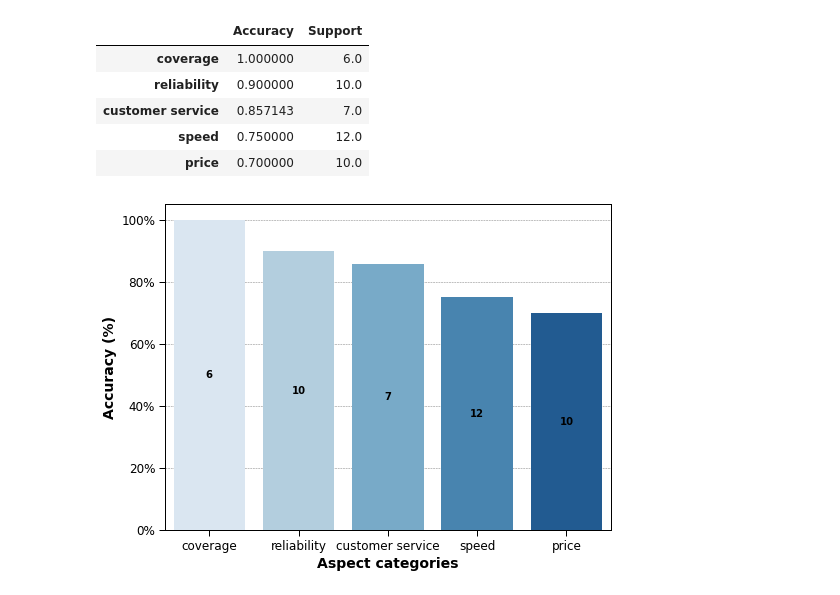
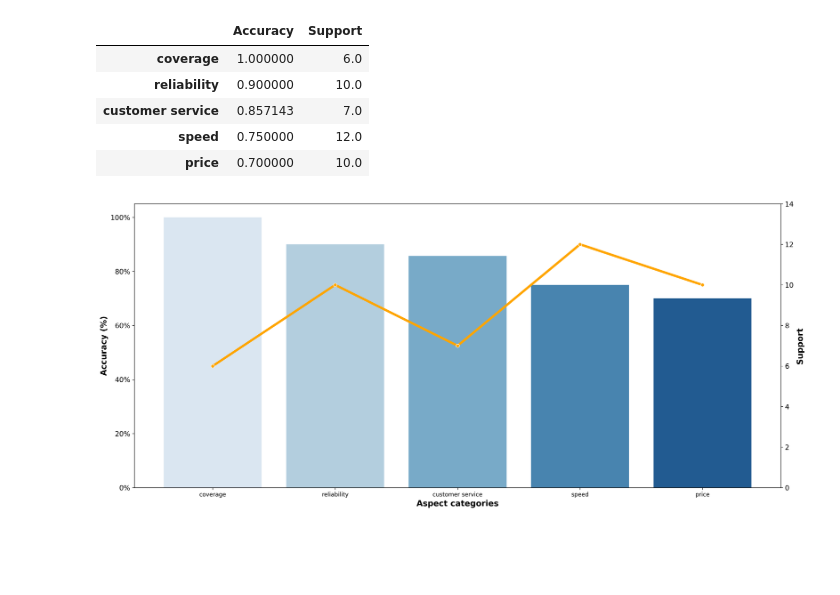
Before and after one commit to KoredeAkande/nigerian_isp_sentiment_analysis, a Jupyter notebook: notebooks/6.3-model-evaluation-and-selection-(absa).ipynb, the cells around one changed output. Cells and saved outputs as stored; diff of their text form; code cells hidden in the pictures; blank space fills up the shorter version.

```diff
--- a/notebooks/6.3-model-evaluation-and-selection-(absa).ipynb
+++ b/notebooks/6.3-model-evaluation-and-selection-(absa).ipynb
@@ -458,18 +460,29 @@ test_accuracies
 | speed | 0.750000 | 12.0 |
 | price | 0.700000 | 10.0 |
 # %%
-with plt.style.context(['notebook','no-latex','grid']):
+#with plt.style.context(['notebook','no-latex','grid']):
 
-    ax = sns.barplot(data=test_accuracies, x=test_accuracies.index, y= 'Accuracy', palette = "Blues", ci=None)
-    plt.ylabel('Accuracy (%)',fontsize=14, fontweight= 'bold')
-    plt.xlabel('Aspect categories',fontsize=14, fontweight= 'bold')
-    plt.xticks(fontsize = 12)
-    plt.yticks(fontsize = 12)
-    plt.gca().set_yticklabels(['{:.0f}%'.format(x*100) for x in plt.gca().get_yticks()])
+plt.figure(figsize=(20,9), dpi=300)
 
-    ax.bar_label(ax.containers[0],
-                 labels = [int(x) for x in test_accuracies.Support],
-                 label_type='center',
-                 fontweight='semibold')
+ax1 = sns.barplot(data=test_accuracies, x=test_accuracies.index, y= 'Accuracy', palette = "Blues", ci=None)
+ax1.set_yticklabels(['{:.0f}%'.format(x*100) for x in ax1.get_yticks()], fontsize = 12)
+ax1.set_ylabel('Accuracy (%)',fontsize=14, fontweight= 'bold')
+ax1.set_xlabel('Aspect categories',fontsize=14, fontweight= 'bold')
+
+ax2 = plt.twinx(ax1)
+sns.lineplot(data = test_accuracies, x=test_accuracies.index, y='Support',ax=ax2, color='orange',linewidth=4,marker="o")
+ax2.set_ylabel('Support',fontsize=14, fontweight= 'bold')
+ax2.set_ylim(0,14)
+
+plt.xticks(fontsize = 12)
+plt.yticks(fontsize = 12)
+#plt.gca().set_yticklabels(['{:.0f}%'.format(x*100) for x in ax1.get_yticks()])
+
+# ax.bar_label(ax.containers[0],
+#              labels = [int(x) for x in test_accuracies.Support],
+#              label_type='center',
+#              fontweight='semibold')
+
+plt.show()
 # %% [output]
-[figure, old version]
+[figure, new version]
```
Also changed, not shown: parts of 8 cells of this notebook, 1 other file.
